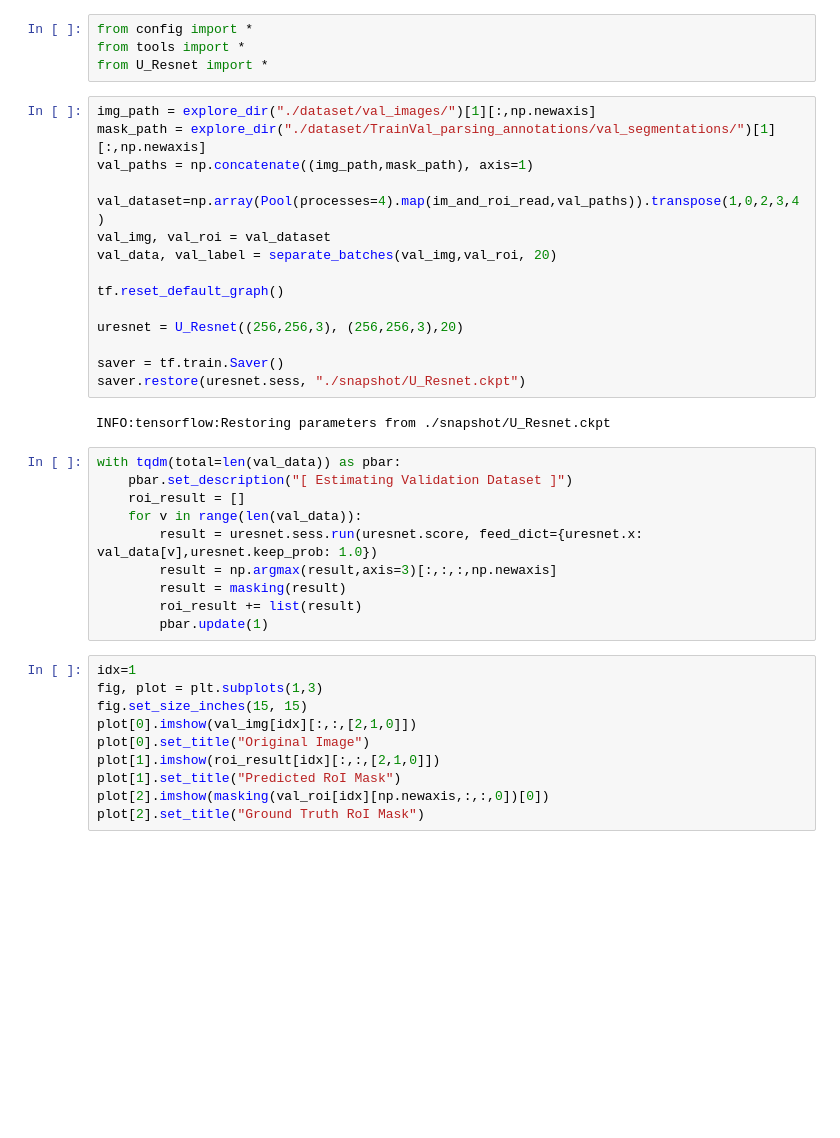
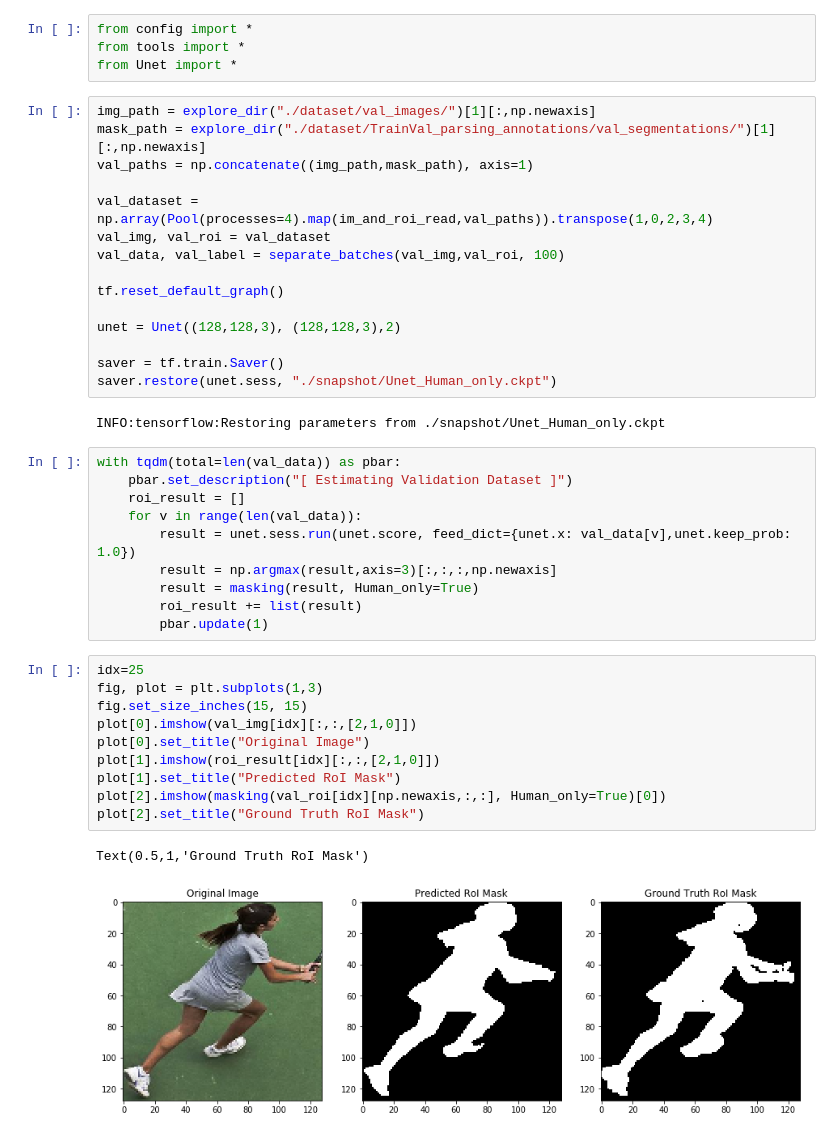
Before and after one commit to Hahnnz/SSS, a Jupyter notebook: Test.ipynb, the cells around one changed output. Saved outputs shown, nothing was run; the diff lists cells and outputs as text; blank space fills up the shorter version.

```diff
--- a/Test.ipynb
+++ b/Test.ipynb
@@ -1,41 +1,44 @@
 # %%
 from config import *
 from tools import *
-from U_Resnet import *
+from Unet import *
 # %%
 img_path = explore_dir("./dataset/val_images/")[1][:,np.newaxis]
 mask_path = explore_dir("./dataset/TrainVal_parsing_annotations/val_segmentations/")[1][:,np.newaxis]
 val_paths = np.concatenate((img_path,mask_path), axis=1)
 
-val_dataset=np.array(Pool(processes=4).map(im_and_roi_read,val_paths)).transpose(1,0,2,3,4)
+val_dataset = np.array(Pool(processes=4).map(im_and_roi_read,val_paths)).transpose(1,0,2,3,4)
 val_img, val_roi = val_dataset
-val_data, val_label = separate_batches(val_img,val_roi, 20)
+val_data, val_label = separate_batches(val_img,val_roi, 100)
 
 tf.reset_default_graph()
 
-uresnet = U_Resnet((256,256,3), (256,256,3),20)
+unet = Unet((128,128,3), (128,128,3),2)
 
 saver = tf.train.Saver()
-saver.restore(uresnet.sess, "./snapshot/U_Resnet.ckpt")
+saver.restore(unet.sess, "./snapshot/Unet_Human_only.ckpt")
 # %% [output]
-INFO:tensorflow:Restoring parameters from ./snapshot/U_Resnet.ckpt
+INFO:tensorflow:Restoring parameters from ./snapshot/Unet_Human_only.ckpt
 # %%
 with tqdm(total=len(val_data)) as pbar:
     pbar.set_description("[ Estimating Validation Dataset ]")
     roi_result = []
     for v in range(len(val_data)):
-        result = uresnet.sess.run(uresnet.score, feed_dict={uresnet.x: val_data[v],uresnet.keep_prob: 1.0})
+        result = unet.sess.run(unet.score, feed_dict={unet.x: val_data[v],unet.keep_prob: 1.0})
         result = np.argmax(result,axis=3)[:,:,:,np.newaxis]
-        result = masking(result)
+        result = masking(result, Human_only=True)
         roi_result += list(result)
         pbar.update(1)
 # %%
-idx=1
+idx=25
 fig, plot = plt.subplots(1,3)
 fig.set_size_inches(15, 15)
 plot[0].imshow(val_img[idx][:,:,[2,1,0]])
 plot[0].set_title("Original Image")
 plot[1].imshow(roi_result[idx][:,:,[2,1,0]])
 plot[1].set_title("Predicted RoI Mask")
-plot[2].imshow(masking(val_roi[idx][np.newaxis,:,:,0])[0])
+plot[2].imshow(masking(val_roi[idx][np.newaxis,:,:], Human_only=True)[0])
 plot[2].set_title("Ground Truth RoI Mask")
+# %% [output]
+Text(0.5,1,'Ground Truth RoI Mask')
+[figure, added]
```
